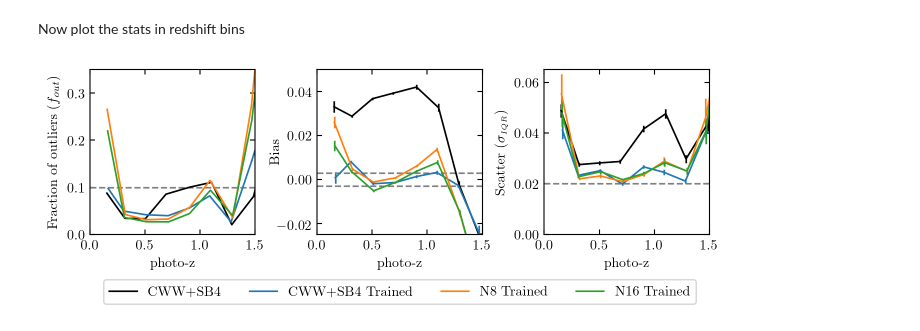
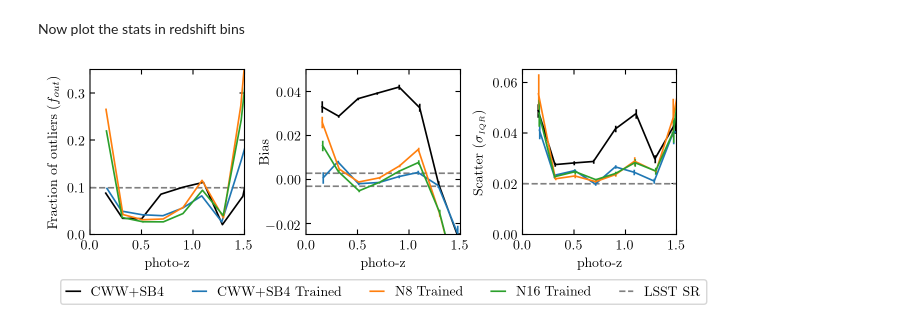
Before and after one commit to dirac-institute/photoz_template_learning, a Jupyter notebook: photoz_analysis.ipynb, the cells around one changed output. Saved outputs shown, nothing was run; the diff lists cells and outputs as text; code cells hidden in the pictures.

Commit message:
Added LSST science requirement to the legend of the binned photo-z metrics.

```diff
--- a/photoz_analysis.ipynb
+++ b/photoz_analysis.ipynb
@@ -233,32 +233,33 @@ for (name,color) in zip(names,colors):
 
     ax1.errorbar(data[:,0],data[:,2],xerr=data[:,1],c=color)
     ax2.errorbar(data[:,0],data[:,3],xerr=data[:,1],yerr=data[:,4],c=color)
     ax3.errorbar(data[:,0],data[:,5],xerr=data[:,1],yerr=data[:,6],c=color)
     legend.plot([1],[1],c=color,label=name)
 
 ax1.set_xlabel("photo-z")
 ax1.set_xlim(0,1.5)
 ax1.set_ylabel("Fraction of outliers ($f_{out}$)")
 ax1.set_ylim(0,0.35)
 ax1.plot([0,5],[0.1,0.1],c='gray',ls='--')
 
 ax2.set_xlabel("photo-z")
 ax2.set_xlim(0,1.5)
 ax2.set_ylabel("Bias",labelpad=-4)
 ax2.set_ylim(-0.025,0.05)
 ax2.plot([0,5],[0.003,0.003],c='gray',ls='--')
 ax2.plot([0,5],[-0.003,-0.003],c='gray',ls='--')
 
 ax3.set_xlabel("photo-z")
 ax3.set_xlim(0,1.5)
 ax3.set_ylabel("Scatter ($\sigma_{\scriptscriptstyle IQR}$)")
 ax3.set_ylim(0.00,0.065)
 ax3.plot([0,5],[0.02,0.02],c='gray',ls='--')
 
-legend.legend(loc='upper center', bbox_to_anchor=(0.5, 0.8),fancybox=True, ncol=4)
+legend.plot([1],[1],c='gray',ls='--',label="LSST SR")
+legend.legend(loc='upper center', bbox_to_anchor=(0.5, 0.8),fancybox=True, ncol=5,handlelength=1)
 legend.axis('off')
 
 fig.tight_layout(pad=1, h_pad=0, w_pad=0.3)
 fig.savefig('plots/photoz_binned_metrics.pdf')
 # %% [output]
-[figure, old version]
+[figure, new version]
```
Also changed, not shown: parts of 1 cell of this notebook, 1 other file.
